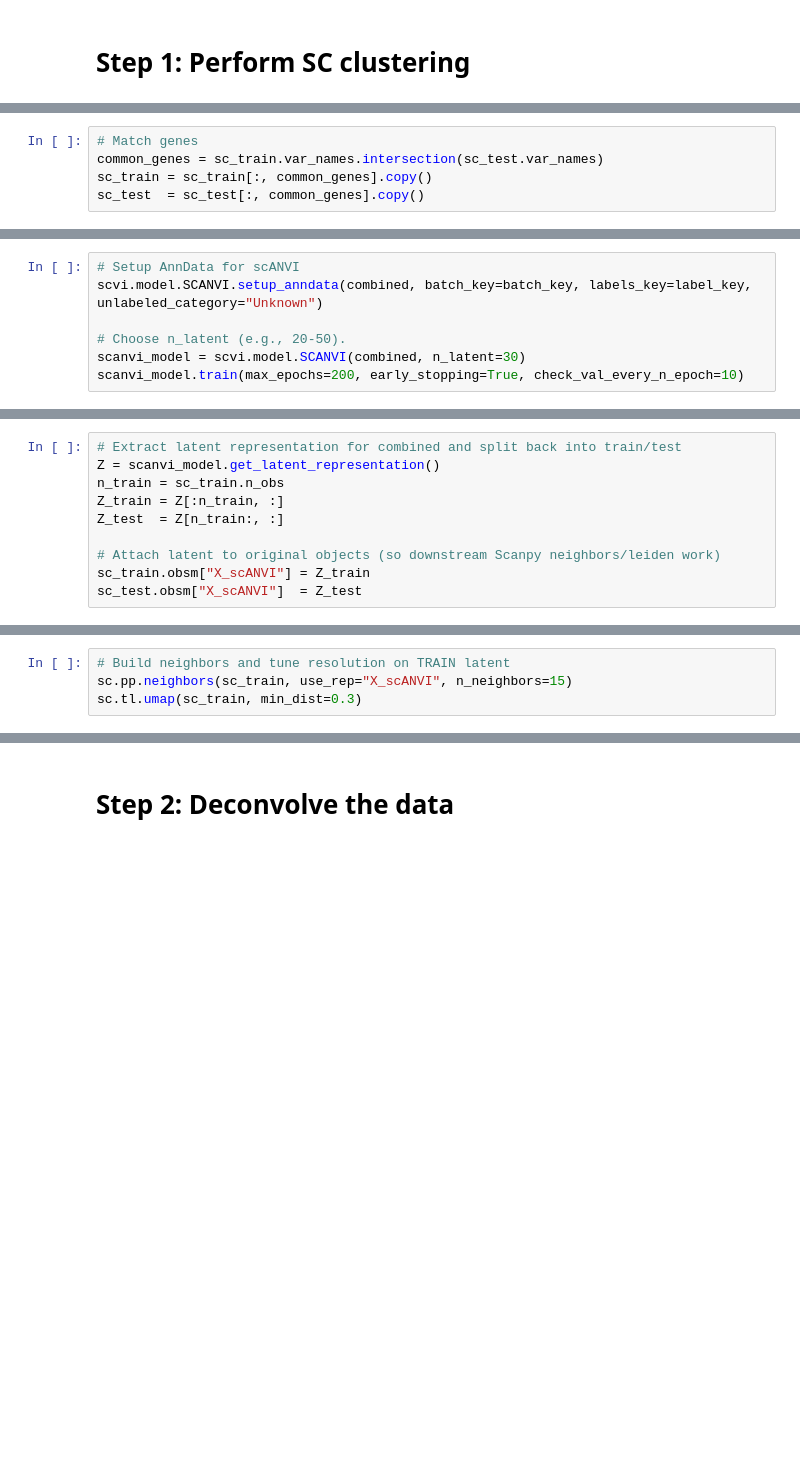
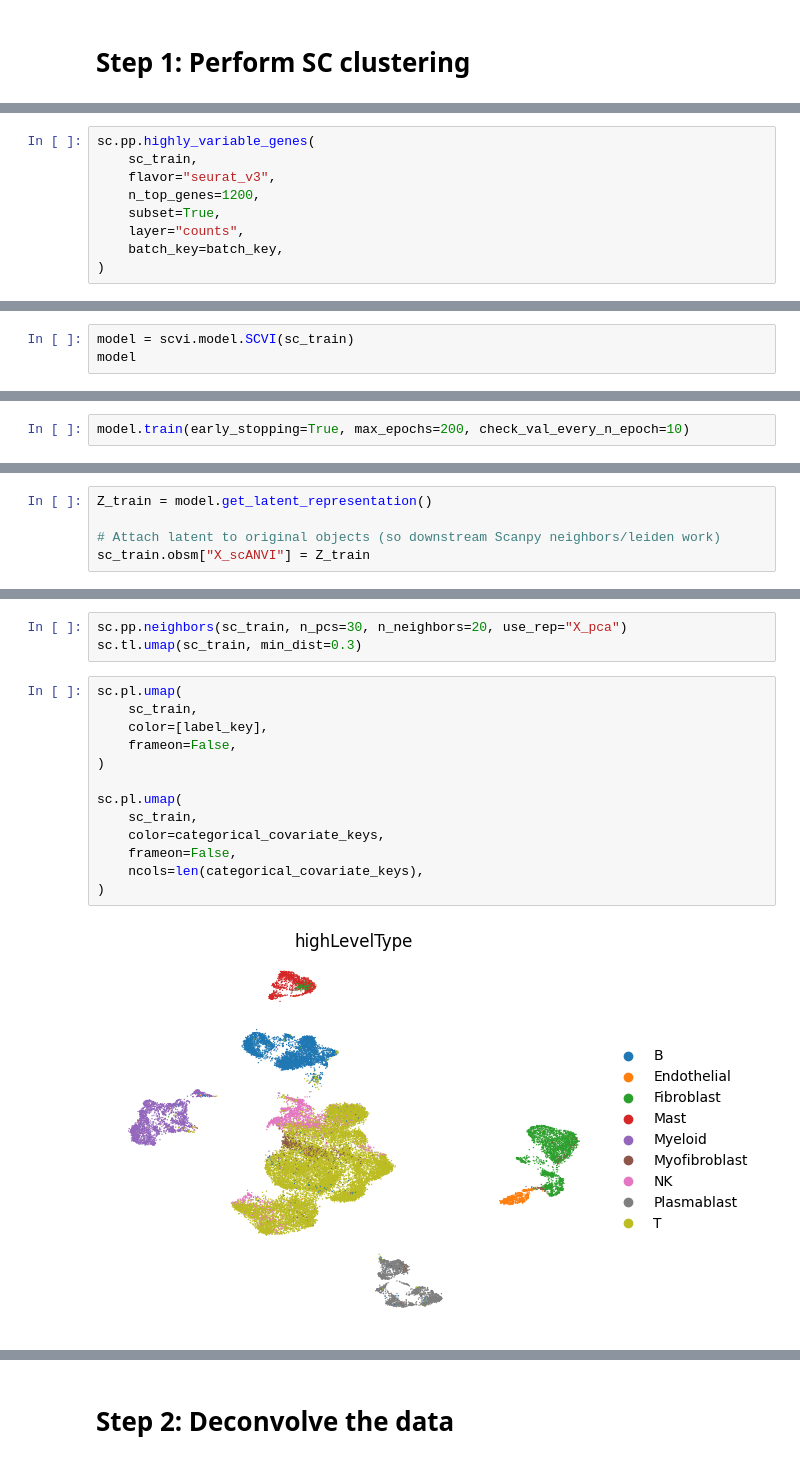
Before and after one commit to EdoardoNegri/Genomics_2, a Jupyter notebook: code.ipynb, the cells around one changed output, grey strips where cells are left out. Cells and saved outputs as stored; diff of their text form; blank space fills up the shorter version.

```diff
--- a/code.ipynb
+++ b/code.ipynb
@@ -64,5 +70,9 @@ sc.pp.filter_genes(sc_test, min_cells=3)
 # %%
-# Match genes
-common_genes = sc_train.var_names.intersection(sc_test.var_names)
-sc_train = sc_train[:, common_genes].copy()
-sc_test  = sc_test[:, common_genes].copy()
+sc.pp.highly_variable_genes(
+    sc_train,
+    flavor="seurat_v3",
+    n_top_genes=1200,
+    subset=True,
+    layer="counts",
+    batch_key=batch_key,
+)
@@ -78,8 +86,4 @@ combined.obs[label_key] = combined.obs[label_key].astype("category")
 # %%
-# Setup AnnData for scANVI
-scvi.model.SCANVI.setup_anndata(combined, batch_key=batch_key, labels_key=label_key, unlabeled_category="Unknown")
-
-# Choose n_latent (e.g., 20-50).
-scanvi_model = scvi.model.SCANVI(combined, n_latent=30)
-scanvi_model.train(max_epochs=200, early_stopping=True, check_val_every_n_epoch=10)
+model = scvi.model.SCVI(sc_train)
+model
 # %% [output]
@@ -91,0 +95,2 @@ HPU available: False, using: 0 HPUs
+# %%
+model.train(early_stopping=True, max_epochs=200, check_val_every_n_epoch=10)
@@ -96,10 +107,5 @@ scanvi_model.save(model_filename)
 # %%
-# Extract latent representation for combined and split back into train/test
-Z = scanvi_model.get_latent_representation()
-n_train = sc_train.n_obs
-Z_train = Z[:n_train, :]
-Z_test  = Z[n_train:, :]
+Z_train = model.get_latent_representation()
 
 # Attach latent to original objects (so downstream Scanpy neighbors/leiden work)
 sc_train.obsm["X_scANVI"] = Z_train
-sc_test.obsm["X_scANVI"]  = Z_test
@@ -106,4 +116,18 @@ sc_test.obsm["X_scANVI"]  = Z_test
 # %%
-# Build neighbors and tune resolution on TRAIN latent
-sc.pp.neighbors(sc_train, use_rep="X_scANVI", n_neighbors=15)
+sc.pp.neighbors(sc_train, n_pcs=30, n_neighbors=20, use_rep="X_pca")
 sc.tl.umap(sc_train, min_dist=0.3)
+# %%
+sc.pl.umap(
+    sc_train,
+    color=[label_key],
+    frameon=False,
+)
+
+sc.pl.umap(
+    sc_train,
+    color=categorical_covariate_keys,
+    frameon=False,
+    ncols=len(categorical_covariate_keys),
+)
+# %% [output]
+[figure, added]
```
Also changed, not shown: parts of 19 cells of this notebook.
